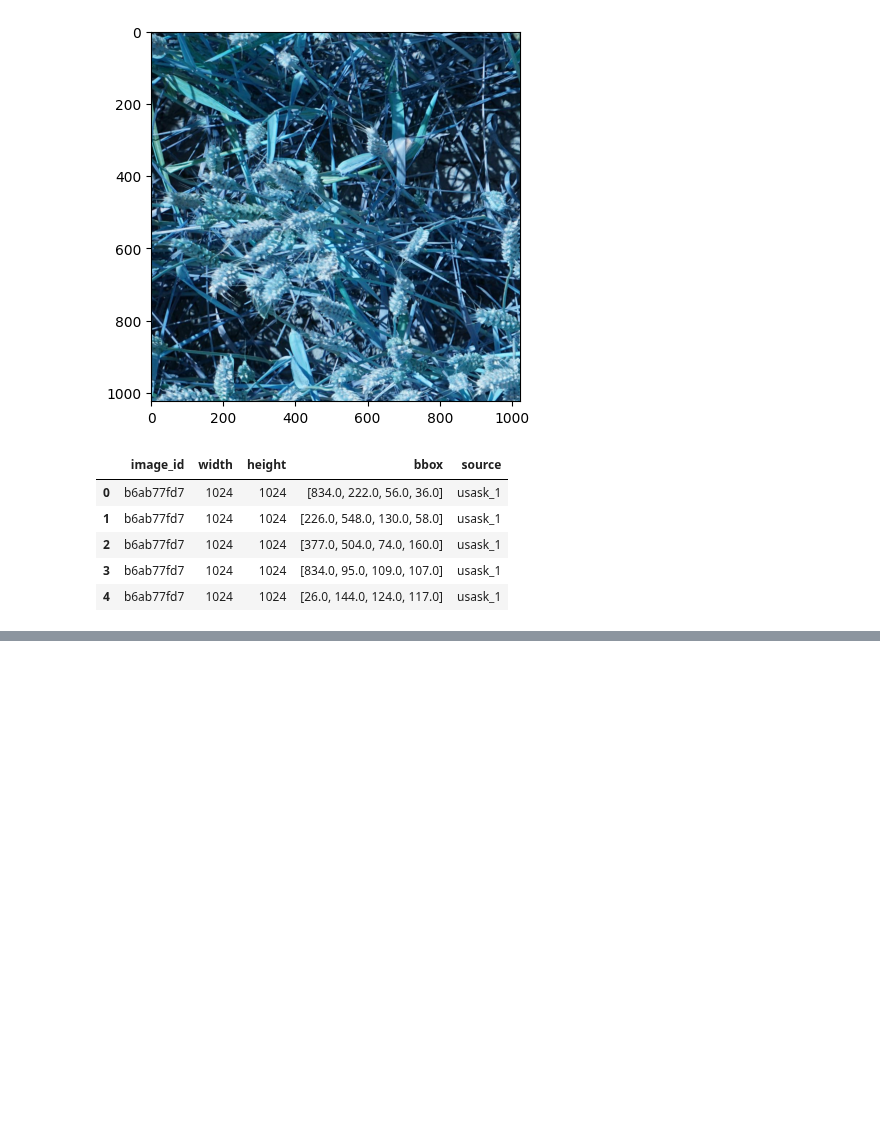
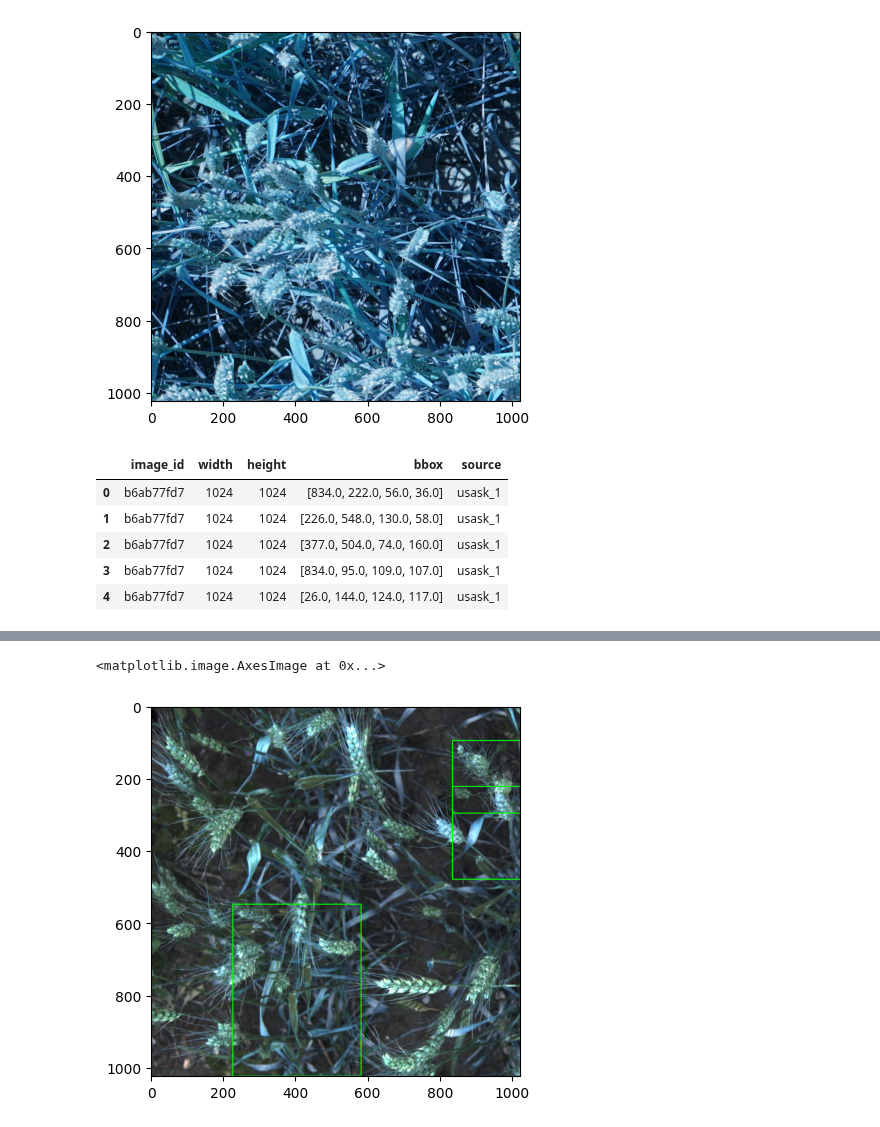
Before and after one commit to Abdulmathin-shaik/Kaggle, a Jupyter notebook: gwd-object-detection.ipynb, the cells around one changed output, grey strips where cells are left out. Drawn from its saved outputs; the diff is of its cells as text; code cells hidden in the pictures; blank space fills up the shorter version.

Commit message:
Kaggle Notebook | GWD - Object Detection | Version 3

```diff
--- a/gwd-object-detection.ipynb
+++ b/gwd-object-detection.ipynb
@@ -56,0 +50,25 @@ plt.imshow(cv2.imread('/kaggle/input/global-wheat-detection/train/b6ab77fd7.jpg'
+# %%
+image = cv2.imread('/kaggle/input/global-wheat-detection/train/b6ab77fd7.jpg')
+x_min = 834.0
+y_min = 222.0
+x_max = (834.0+56.0)
+y_max = (222.0+36.0)
+
+cv2.rectangle(image,(int(x_min),int(y_min),int(x_max),int(y_max)),(0,255,0),2)
+x_min = 226.0
+y_min = 548.0
+x_max = (226.0+130.0)
+y_max = (548.0+58.0)
+
+cv2.rectangle(image,(int(x_min),int(y_min),int(x_max),int(y_max)),(0,255,0),2)
+x_min = 834.0
+y_min = 95.0
+x_max = (834.0+109.0)
+y_max = (95.0+107.0)
+
+cv2.rectangle(image,(int(x_min),int(y_min),int(x_max),int(y_max)),(0,255,0),2)
+
+plt.imshow(image)
+# %% [output]
+<matplotlib.image.AxesImage at 0x...>
+[figure, added]
```
Also changed, not shown: parts of 6 cells of this notebook.
